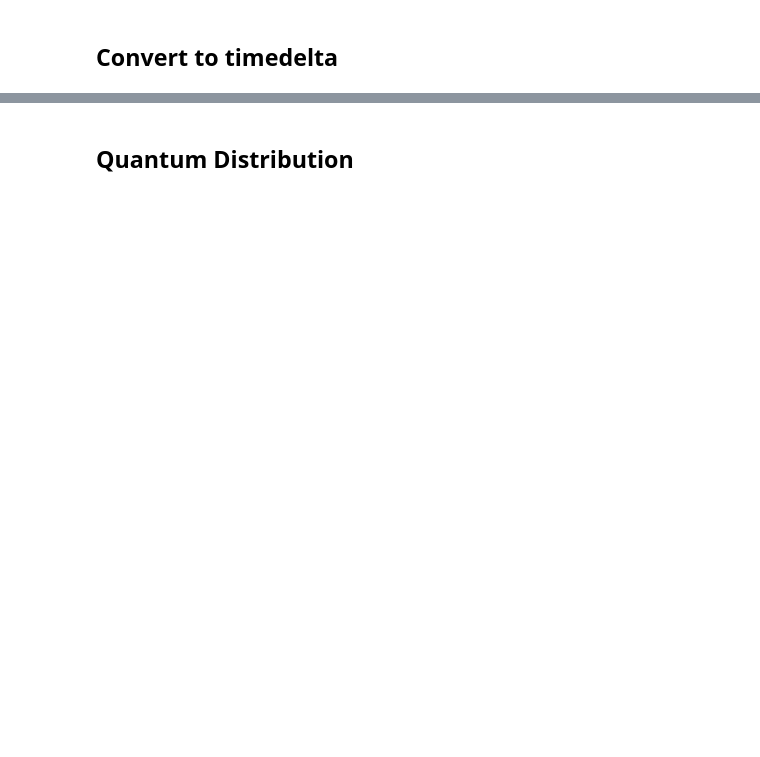
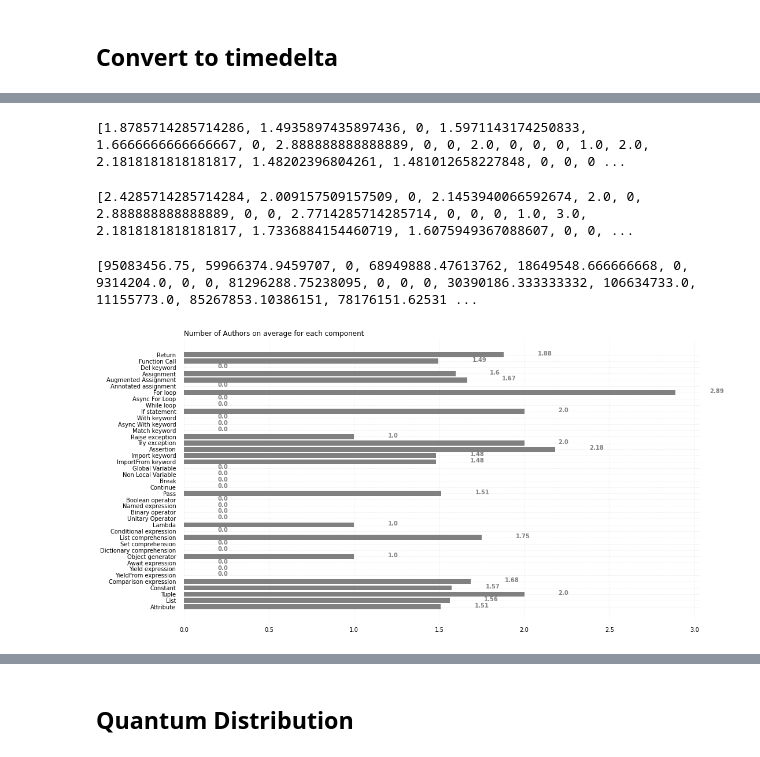
Before and after one commit to QBugs/qbugs-exploratory-study-data, a Jupyter notebook: buggy-code/scripts/RQ2_Data_Analysis.ipynb, the cells around one changed output, grey strips where cells are left out. Saved outputs shown, nothing was run; the diff lists cells and outputs as text; code cells hidden in the pictures; blank space fills up the shorter version.

```diff
--- a/buggy-code/scripts/RQ2_Data_Analysis.ipynb
+++ b/buggy-code/scripts/RQ2_Data_Analysis.ipynb
@@ -15,12 +28,2 @@ buggy_elements.shape
 # %% [markdown]
 ## Convert to timedelta
-# %%
-length = buggy_elements.shape[0]
-
-for i in range(1):
-
-    lifetime = str(buggy_elements.loc[i,['Lifetime']])
-    print(type(lifetime))
-    print(lifetime)
-    pd.Timedelta(lifetime)
-    #buggy_elements.loc[i,['Lifetime']] = pd.Timedelta(lifetime)
@@ -28,0 +30,2 @@ pd.Timedelta('166 days, 0:25:52')
+# %%
+buggy_elements['Lifetime']= pd.to_timedelta(buggy_elements['Lifetime'])
@@ -28,0 +55,2 @@ pd.Timedelta('166 days, 0:25:52')
+# %%
+buggy_elements['Lifetime'] = buggy_elements['Lifetime'].dt.total_seconds()
@@ -33,6 +65,8 @@ code_element_component = ['Return','Function Call','Del keyword','Assignment','A
 # %%
 component_author_average = []
 component_modified_average = []
+component_lifetime_average = []
+
 
 for component in code_element_component:
 
@@ -41,6 +75,7 @@ for component in code_element_component:
 
     component_author_average.append(rslt_df["Number of Authors"].mean())
     component_modified_average.append(rslt_df["Number of times modified"].mean())
+    component_lifetime_average.append(rslt_df["Lifetime"].mean())
 # %%
 component_author_average = [0 if math.isnan(x) else x for x in component_author_average]
 # %%
@@ -48,46 +85,56 @@ component_modified_average = [0 if math.isnan(x) else x for x in component_modif
 # %%
 print(component_author_average)
+# %% [output]
+[1.8785714285714286, 1.4935897435897436, 0, 1.5971143174250833, 1.6666666666666667, 0, 2.888888888888889, 0, 0, 2.0, 0, 0, 0, 1.0, 2.0, 2.1818181818181817, 1.48202396804261, 1.481012658227848, 0, 0, 0 ...
 # %%
 print(component_modified_average)
+# %% [output]
+[2.4285714285714284, 2.009157509157509, 0, 2.1453940066592674, 2.0, 0, 2.888888888888889, 0, 0, 2.7714285714285714, 0, 0, 0, 1.0, 3.0, 2.1818181818181817, 1.7336884154460719, 1.6075949367088607, 0, 0, ...
+# %%
+print(component_lifetime_average)
+# %% [output]
+[95083456.75, 59966374.9459707, 0, 68949888.47613762, 18649548.666666668, 0, 9314204.0, 0, 0, 81296288.75238095, 0, 0, 0, 30390186.333333332, 106634733.0, 11155773.0, 85267853.10386151, 78176151.62531 ...
 # %%
 # Figure Size
 fig, ax = plt.subplots(figsize =(16, 9))
 
 # Horizontal Bar Plot
-ax.barh(code_element_component, component_author_average, color = 'orange')
+ax.barh(code_element_component, component_author_average, color = 'grey')
 
 # Remove axes splines
 for s in ['top', 'bottom', 'left', 'right']:
     ax.spines[s].set_visible(False)
 
 # Remove x, y Ticks
 ax.xaxis.set_ticks_position('none')
 ax.yaxis.set_ticks_position('none')
 
 # Add padding between axes and labels
 ax.xaxis.set_tick_params(pad = 5)
 ax.yaxis.set_tick_params(pad = 10)
 
 # Add x, y gridlines
 ax.grid(b = True, color ='grey',
         linestyle ='-.', linewidth = 0.5,
         alpha = 0.2)
 
 # Show top values
 ax.invert_yaxis()
 
 # Add annotation to bars
 for i in ax.patches:
     plt.text(i.get_width()+0.2, i.get_y()+0.5,
              str(round((i.get_width()), 2)),
              fontsize = 10, fontweight ='bold',
              color ='grey')
 
 # Add Plot Title
 ax.set_title('Number of Authors on average for each component ',
              loc ='left', )
 # Show Plot
 plt.show()
+# %% [output]
+[figure, added]
 # %%
 # Figure Size
 fig, ax = plt.subplots(figsize =(16, 9))
```
Also changed, not shown: parts of 43 cells of this notebook, 2 other files.
